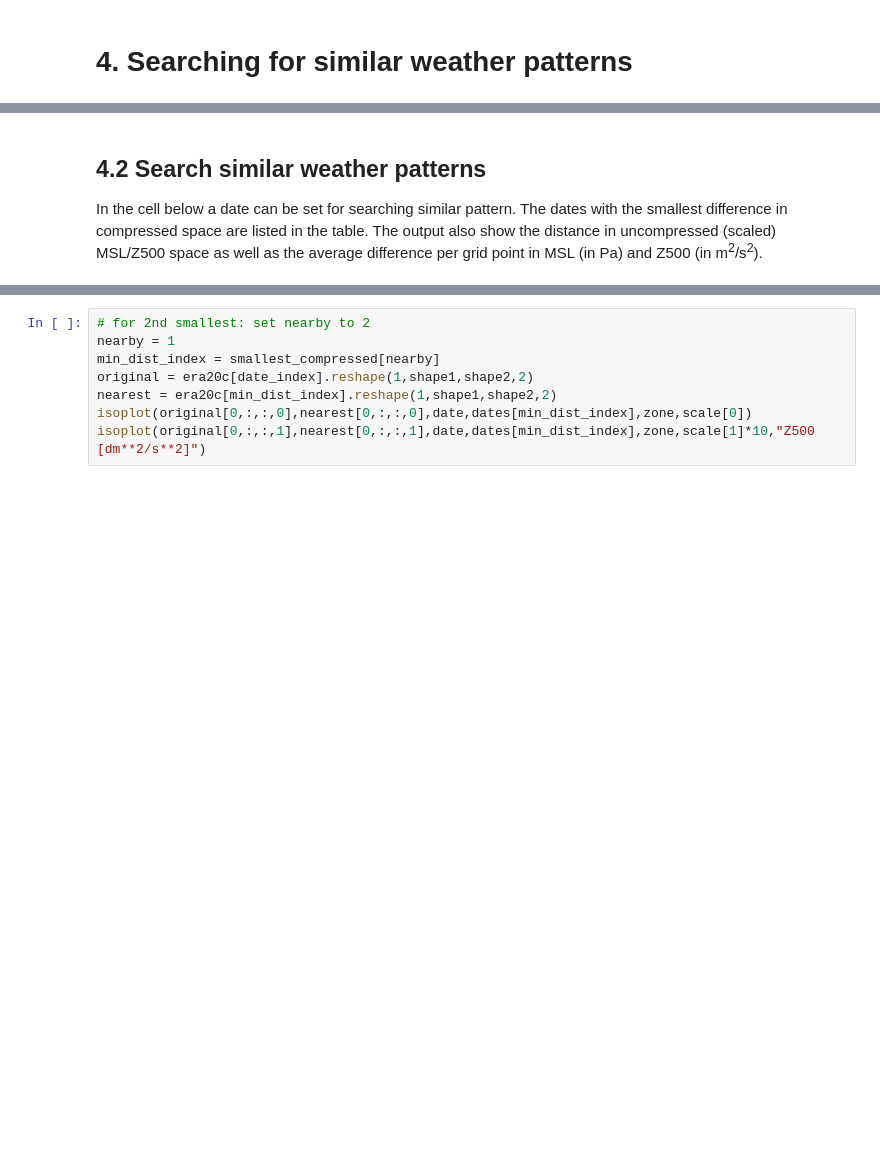
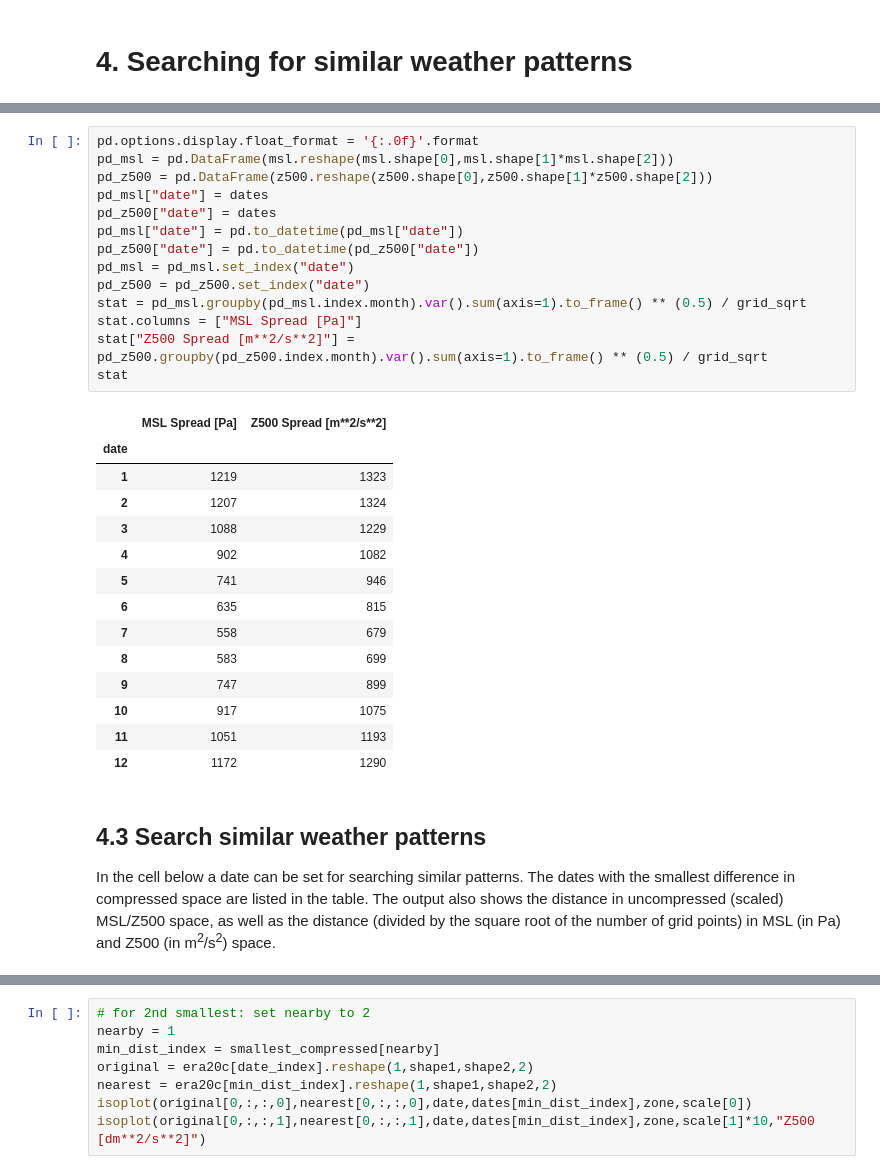
Before and after one commit to gdepaepe/autoencoder, a Jupyter notebook: 4_searching.ipynb, the cells around one changed output, grey strips where cells are left out. Cells and saved outputs as stored; diff of their text form; blank space fills up the shorter version.

```diff
--- a/4_searching.ipynb
+++ b/4_searching.ipynb
@@ -25,6 +34,35 @@ compressed = compressed.reshape(compressed.shape[0],compressed.shape[1]*compress
+# %%
+pd.options.display.float_format = '{:.0f}'.format
+pd_msl = pd.DataFrame(msl.reshape(msl.shape[0],msl.shape[1]*msl.shape[2]))
+pd_z500 = pd.DataFrame(z500.reshape(z500.shape[0],z500.shape[1]*z500.shape[2]))
+pd_msl["date"] = dates
+pd_z500["date"] = dates
+pd_msl["date"] = pd.to_datetime(pd_msl["date"])
+pd_z500["date"] = pd.to_datetime(pd_z500["date"])
+pd_msl = pd_msl.set_index("date")
+pd_z500 = pd_z500.set_index("date")
+stat = pd_msl.groupby(pd_msl.index.month).var().sum(axis=1).to_frame() ** (0.5) / grid_sqrt
+stat.columns = ["MSL Spread [Pa]"]
+stat["Z500 Spread [m**2/s**2]"] = pd_z500.groupby(pd_z500.index.month).var().sum(axis=1).to_frame() ** (0.5) / grid_sqrt
+stat
+# %% [output]
+|  | MSL Spread [Pa] | Z500 Spread [m**2/s**2] |
+| date |  |  |
+| 1 | 1219 | 1323 |
+| 2 | 1207 | 1324 |
+| 3 | 1088 | 1229 |
+| 4 | 902 | 1082 |
+| 5 | 741 | 946 |
+| 6 | 635 | 815 |
+| 7 | 558 | 679 |
+| 8 | 583 | 699 |
+| 9 | 747 | 899 |
+| 10 | 917 | 1075 |
+| 11 | 1051 | 1193 |
+| 12 | 1172 | 1290 |
 # %% [markdown]
-## 4.2 Search similar weather patterns
-In the cell below a date can be set for searching similar pattern. The dates with the smallest difference in compressed space are listed in the table. The output also show the distance in uncompressed (scaled) MSL/Z500 space as well as the average difference per grid point in MSL (in Pa) and Z500 (in m<sup>2</sup>/s<sup>2</sup>).
+## 4.3 Search similar weather patterns
+In the cell below a date can be set for searching similar patterns. The dates with the smallest difference in compressed space are listed in the table. The output also shows the distance in uncompressed (scaled) MSL/Z500 space, as well as the distance (divided by the square root of the number of grid points) in MSL (in Pa) and Z500 (in m<sup>2</sup>/s<sup>2</sup>) space.
 # %%
 # set the reference date here
 date = "1990 1 25"
```
Also changed, not shown: parts of 8 cells of this notebook.
